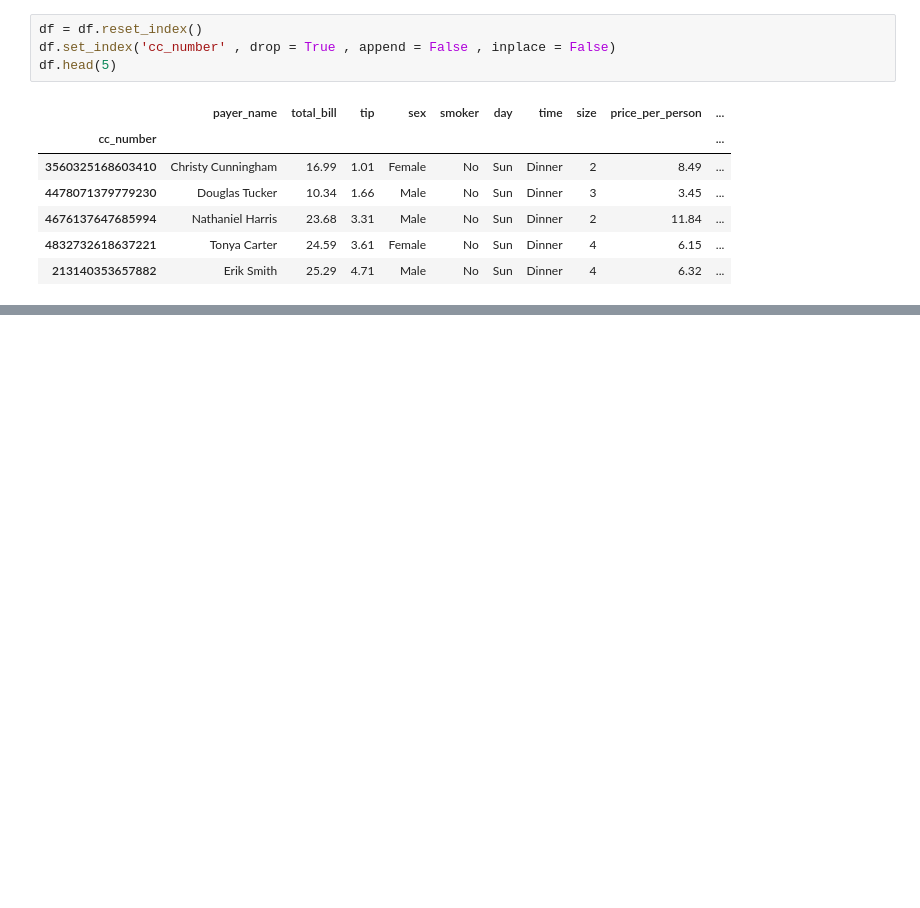
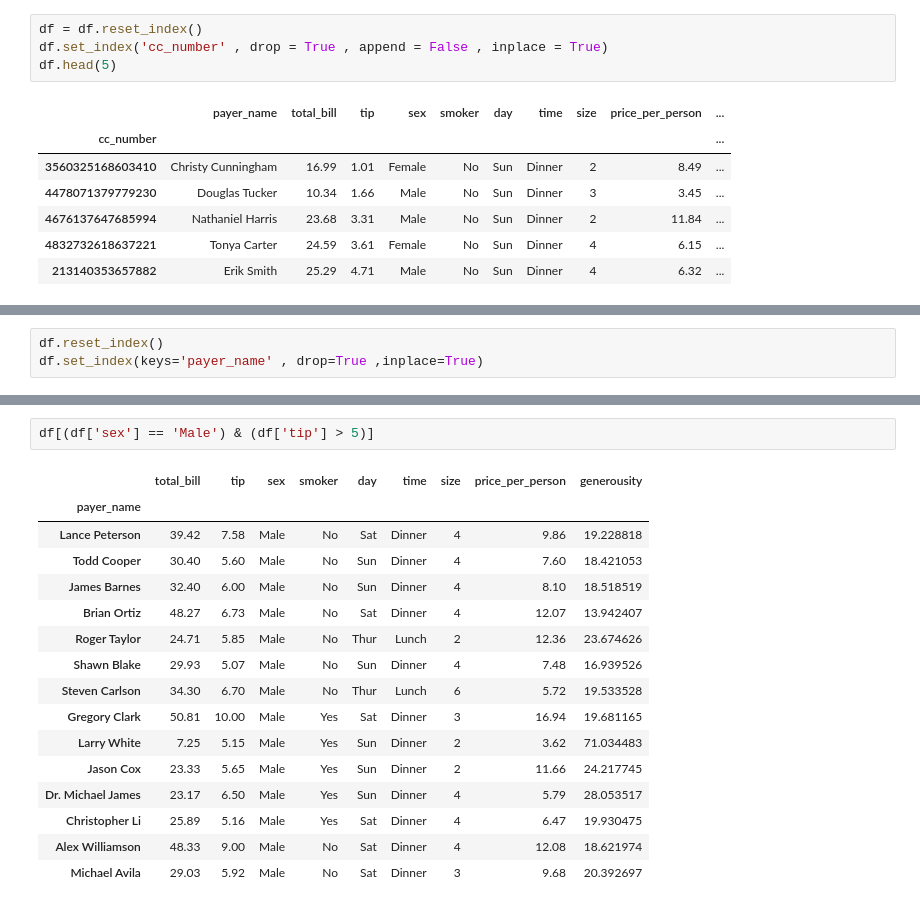
Before and after one commit to BulutMehmetAli/Machine-Learning-Journey, a Jupyter notebook: Pandas/ProgressiveOverloading.ipynb, the cells around one changed output, grey strips where cells are left out. Cells and saved outputs as stored; diff of their text form; blank space fills up the shorter version.

```diff
--- a/Pandas/ProgressiveOverloading.ipynb
+++ b/Pandas/ProgressiveOverloading.ipynb
@@ -363,7 +363,7 @@ df.head()
 | Erik Smith | 25.29 | 4.71 | Male | No | Sun | Dinner | 4 | 6.32 | 213140353657882 | ... |
 # %%
 df = df.reset_index()
-df.set_index('cc_number' , drop = True , append = False , inplace = False)
+df.set_index('cc_number' , drop = True , append = False , inplace = True)
 df.head(5)
 # %% [output]
 |  | payer_name | total_bill | tip | sex | smoker | day | time | size | price_per_person | ... |
@@ -375,0 +418,3 @@ df.head(5)
+# %%
+df.reset_index()
+df.set_index(keys='payer_name' , drop=True ,inplace=True)
@@ -375,0 +487,19 @@ df.head(5)
+# %%
+df[(df['sex'] == 'Male') & (df['tip'] > 5)]
+# %% [output]
+|  | total_bill | tip | sex | smoker | day | time | size | price_per_person | generousity |
+| payer_name |  |  |  |  |  |  |  |  |  |
+| Lance Peterson | 39.42 | 7.58 | Male | No | Sat | Dinner | 4 | 9.86 | 19.228818 |
+| Todd Cooper | 30.40 | 5.60 | Male | No | Sun | Dinner | 4 | 7.60 | 18.421053 |
+| James Barnes | 32.40 | 6.00 | Male | No | Sun | Dinner | 4 | 8.10 | 18.518519 |
+| Brian Ortiz | 48.27 | 6.73 | Male | No | Sat | Dinner | 4 | 12.07 | 13.942407 |
+| Roger Taylor | 24.71 | 5.85 | Male | No | Thur | Lunch | 2 | 12.36 | 23.674626 |
+| Shawn Blake | 29.93 | 5.07 | Male | No | Sun | Dinner | 4 | 7.48 | 16.939526 |
+| Steven Carlson | 34.30 | 6.70 | Male | No | Thur | Lunch | 6 | 5.72 | 19.533528 |
+| Gregory Clark | 50.81 | 10.00 | Male | Yes | Sat | Dinner | 3 | 16.94 | 19.681165 |
+| Larry White | 7.25 | 5.15 | Male | Yes | Sun | Dinner | 2 | 3.62 | 71.034483 |
+| Jason Cox | 23.33 | 5.65 | Male | Yes | Sun | Dinner | 2 | 11.66 | 24.217745 |
+| Dr. Michael James | 23.17 | 6.50 | Male | Yes | Sun | Dinner | 4 | 5.79 | 28.053517 |
+| Christopher Li | 25.89 | 5.16 | Male | Yes | Sat | Dinner | 4 | 6.47 | 19.930475 |
+| Alex Williamson | 48.33 | 9.00 | Male | No | Sat | Dinner | 4 | 12.08 | 18.621974 |
+| Michael Avila | 29.03 | 5.92 | Male | No | Sat | Dinner | 3 | 9.68 | 20.392697 |
```
Also changed, not shown: parts of 34 cells of this notebook.
